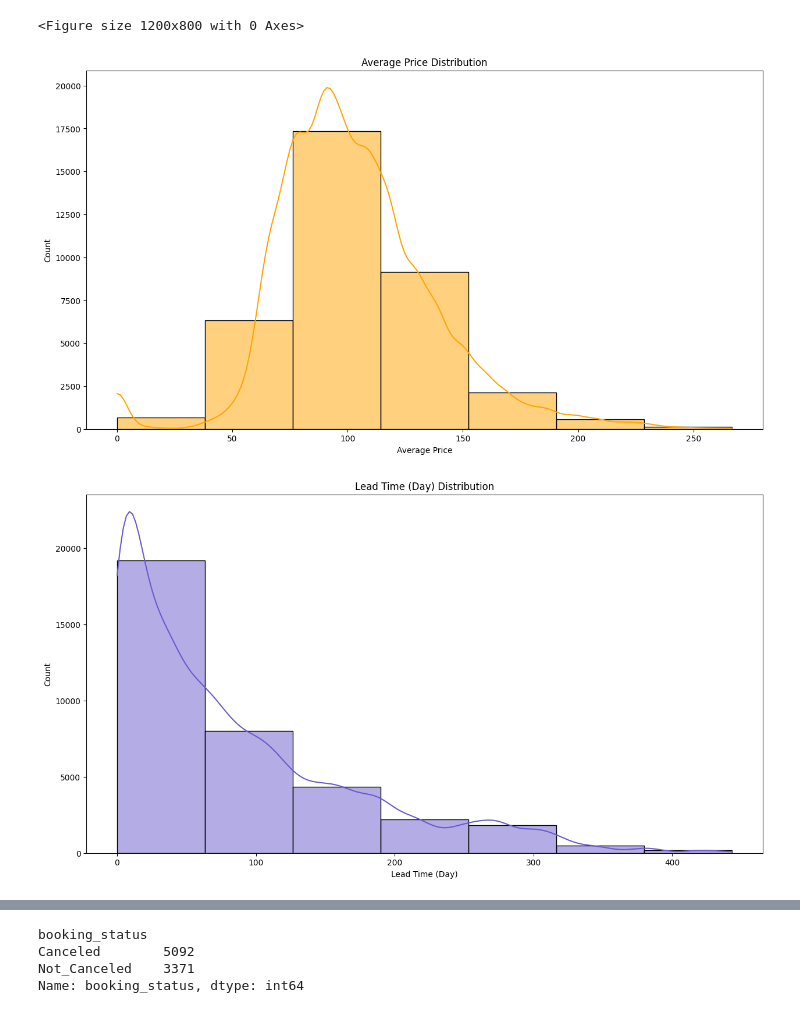
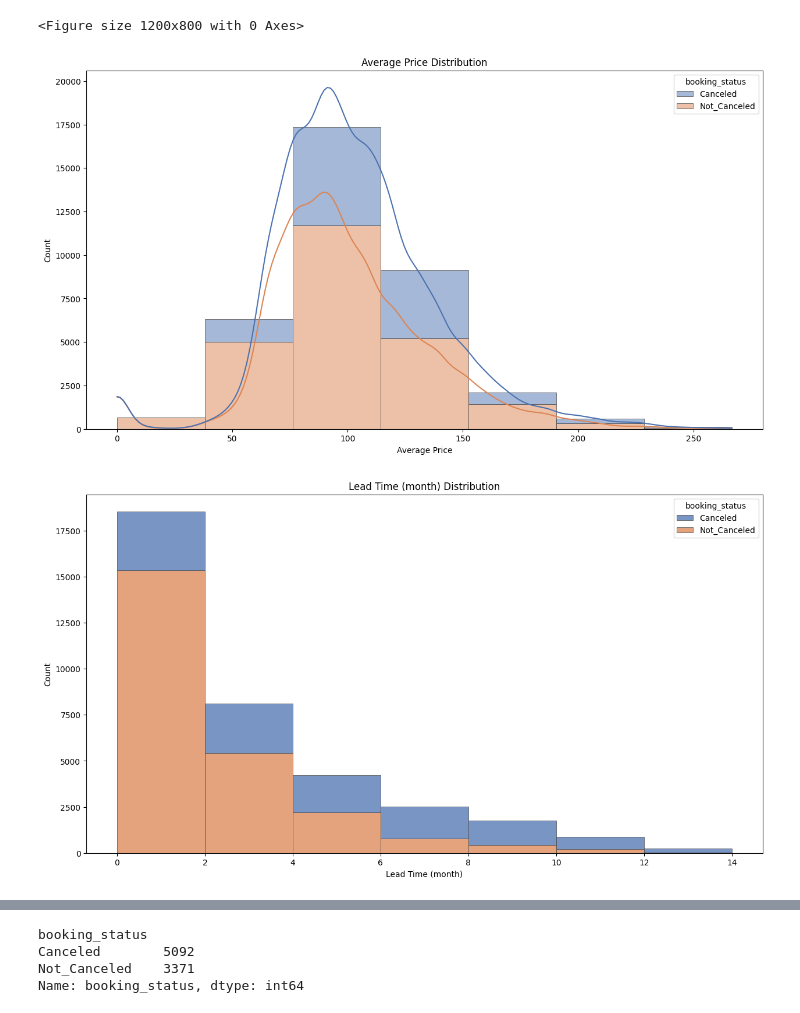
Before and after one commit to AslihanYoldas/ada-lovelace-final-project, a Jupyter notebook: data_viz.ipynb, the cells around one changed output, grey strips where cells are left out. Drawn from its saved outputs; the diff is of its cells as text; code cells hidden in the pictures.

```diff
--- a/data_viz.ipynb
+++ b/data_viz.ipynb
@@ -7,5 +11,5 @@ import matplotlib.colors as mcolors
 # %%
-df = pd.read_csv('booking_after_preprocess.csv')
+df = pd.read_csv('data/booking_after_preprocess.csv')
 # %%
 df.info()
 # %% [output]
@@ -29,5 +35,5 @@ memory usage: 7.5+ MB
 # %%
-df = module.df_turn_datatype_to_categorical(df,['type_of_meal', 'room_type', 'market_segment_type', 'booking_status' ])
+df = module_analyze_viz.df_turn_datatype_to_categorical(df,['type_of_meal', 'room_type', 'market_segment_type', 'booking_status' ])
 # %%
 df['date_of_reservation'] = pd.to_datetime(df['date_of_reservation'], format='%Y-%m-%d')
 df['date_of_arrival'] = pd.to_datetime(df['date_of_arrival'], format='%Y-%m-%d')
@@ -60,10 +71,10 @@ plt.show()
 [figure]
 <Figure size 1200x800 with 0 Axes>
 # %%
-module.plot_hist(df,'Average Price Distribution', 'Average Price', 'average_price', 7, True, 'orange' )
+module_analyze_viz.plot_hist(df,'Average Price Distribution', 'Average Price', 'average_price', 7, True, 'booking_status')
 # %% [output]
-[figure, old version]
+[figure, new version]
 # %%
-module.plot_hist(df,'Lead Time (Day) Distribution', 'Lead Time (Day)', 'lead_time', 7, True, 'slateblue' )
+module_analyze_viz.plot_hist(df,'Lead Time (month) Distribution', 'Lead Time (month)', 'lead_month', 7, False, 'booking_status' )
 # %% [output]
-[figure, old version]
+[figure, new version]
```
Also changed, not shown: parts of 58 cells of this notebook.
